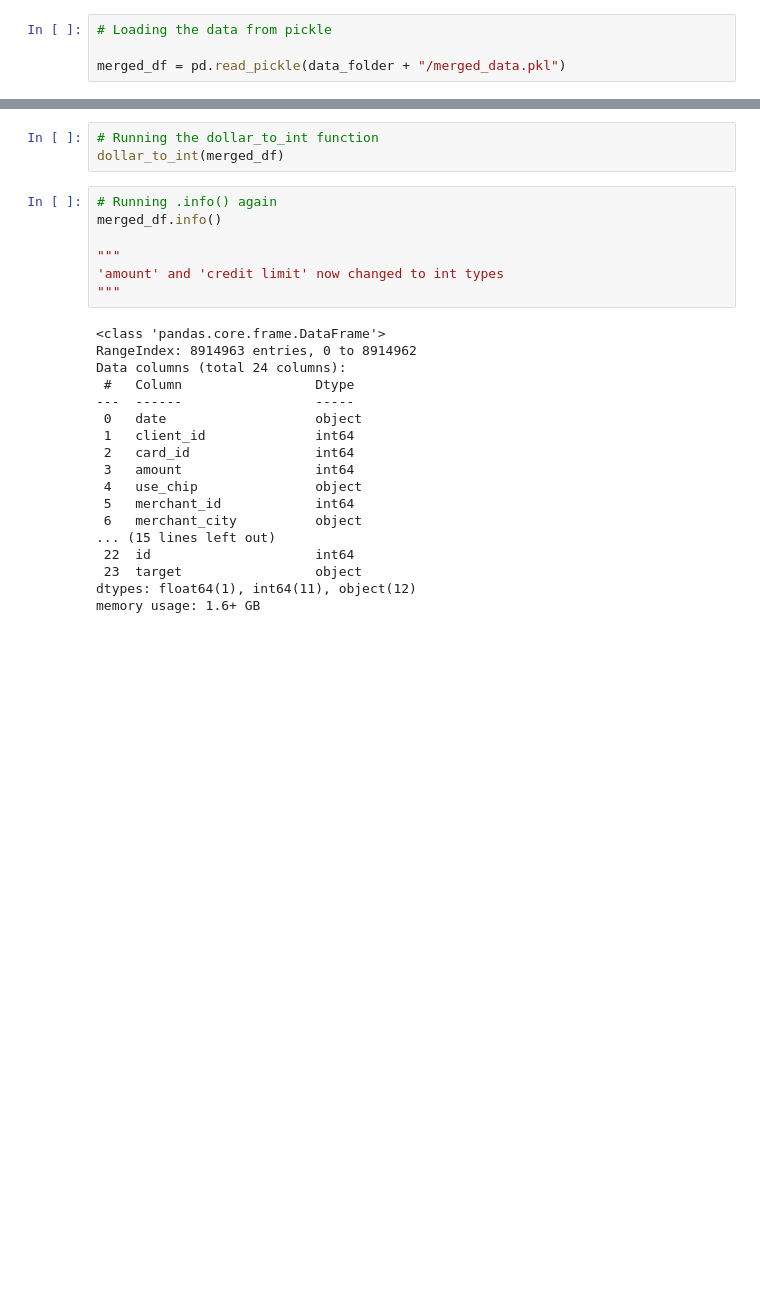
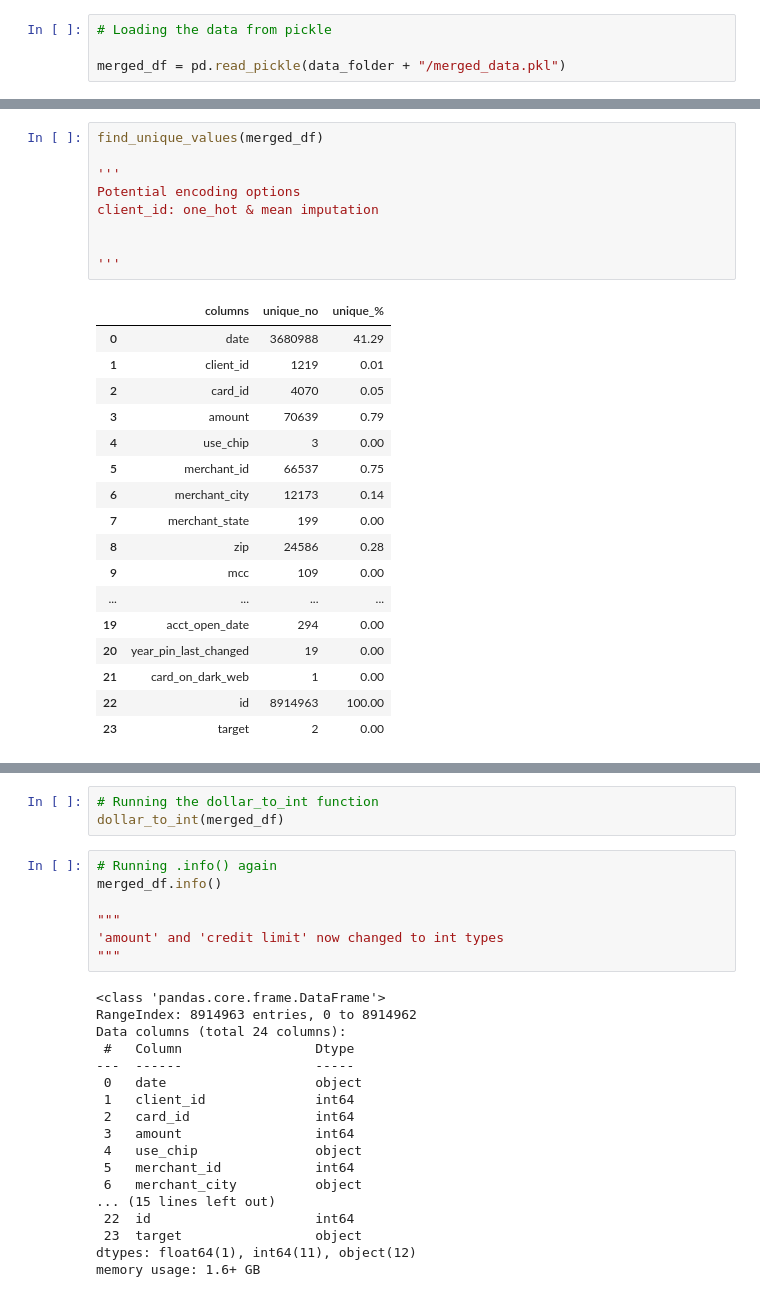
Before and after one commit to andriysinclair/FraudDetection, a Jupyter notebook: eda_cleaning.ipynb, the cells around one changed output, grey strips where cells are left out. Saved outputs shown, nothing was run; the diff lists cells and outputs as text; blank space fills up the shorter version.

```diff
--- a/eda_cleaning.ipynb
+++ b/eda_cleaning.ipynb
@@ -70,3 +93,30 @@ merged_df = pd.read_pickle(data_folder + "/merged_data.pkl")
+# %%
+find_unique_values(merged_df)
+
+'''
+Potential encoding options
+client_id: one_hot & mean imputation
+
+
+'''
+# %% [output]
+|  | columns | unique_no | unique_% |
+| 0 | date | 3680988 | 41.29 |
+| 1 | client_id | 1219 | 0.01 |
+| 2 | card_id | 4070 | 0.05 |
+| 3 | amount | 70639 | 0.79 |
+| 4 | use_chip | 3 | 0.00 |
+| 5 | merchant_id | 66537 | 0.75 |
+| 6 | merchant_city | 12173 | 0.14 |
+| 7 | merchant_state | 199 | 0.00 |
+| 8 | zip | 24586 | 0.28 |
+| 9 | mcc | 109 | 0.00 |
+| ... | ... | ... | ... |
+| 19 | acct_open_date | 294 | 0.00 |
+| 20 | year_pin_last_changed | 19 | 0.00 |
+| 21 | card_on_dark_web | 1 | 0.00 |
+| 22 | id | 8914963 | 100.00 |
+| 23 | target | 2 | 0.00 |
 # %%
 # Running info to see column types
 merged_df.info()
```
Also changed, not shown: parts of 14 cells of this notebook, 4 other files.
